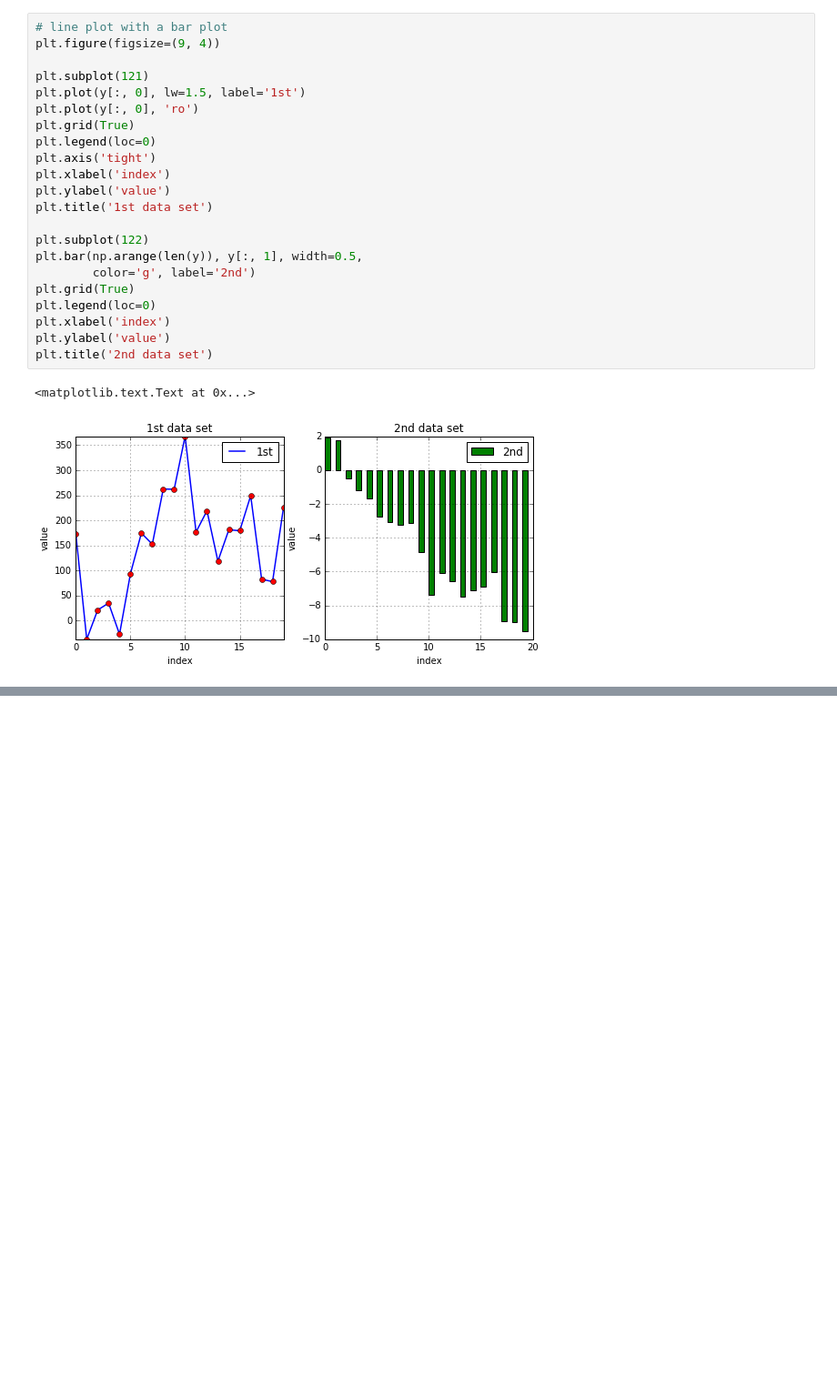
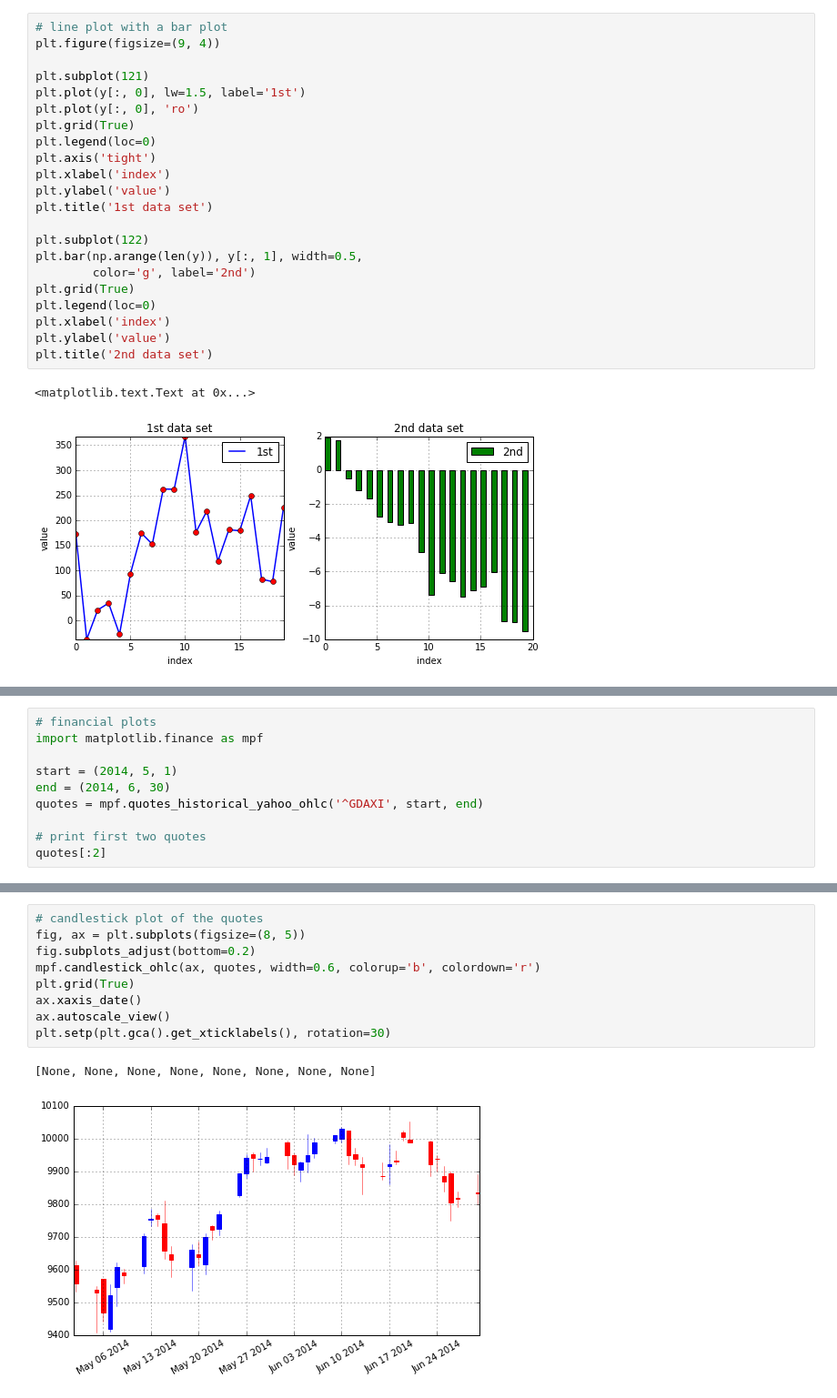
Before and after one commit to AlexPetit12/PythonForFinance, a Jupyter notebook: Chapter5_DataVisualization.ipynb, the cells around one changed output, grey strips where cells are left out. Shown at 91% size. Cells and saved outputs as stored; diff of their text form; blank space fills up the shorter version.

```diff
--- a/Chapter5_DataVisualization.ipynb
+++ b/Chapter5_DataVisualization.ipynb
@@ -237,0 +286,10 @@ plt.title('Stacked histogram')
+# %%
+# financial plots
+import matplotlib.finance as mpf
+
+start = (2014, 5, 1)
+end = (2014, 6, 30)
+quotes = mpf.quotes_historical_yahoo_ohlc('^GDAXI', start, end)
+
+# print first two quotes
+quotes[:2]
@@ -237,0 +309,12 @@ plt.title('Stacked histogram')
+# %%
+# candlestick plot of the quotes
+fig, ax = plt.subplots(figsize=(8, 5))
+fig.subplots_adjust(bottom=0.2)
+mpf.candlestick_ohlc(ax, quotes, width=0.6, colorup='b', colordown='r')
+plt.grid(True)
+ax.xaxis_date()
+ax.autoscale_view()
+plt.setp(plt.gca().get_xticklabels(), rotation=30)
+# %% [output]
+[None, None, None, None, None, None, None, None]
+[figure, added]
```
Also changed, not shown: parts of 15 cells of this notebook.
